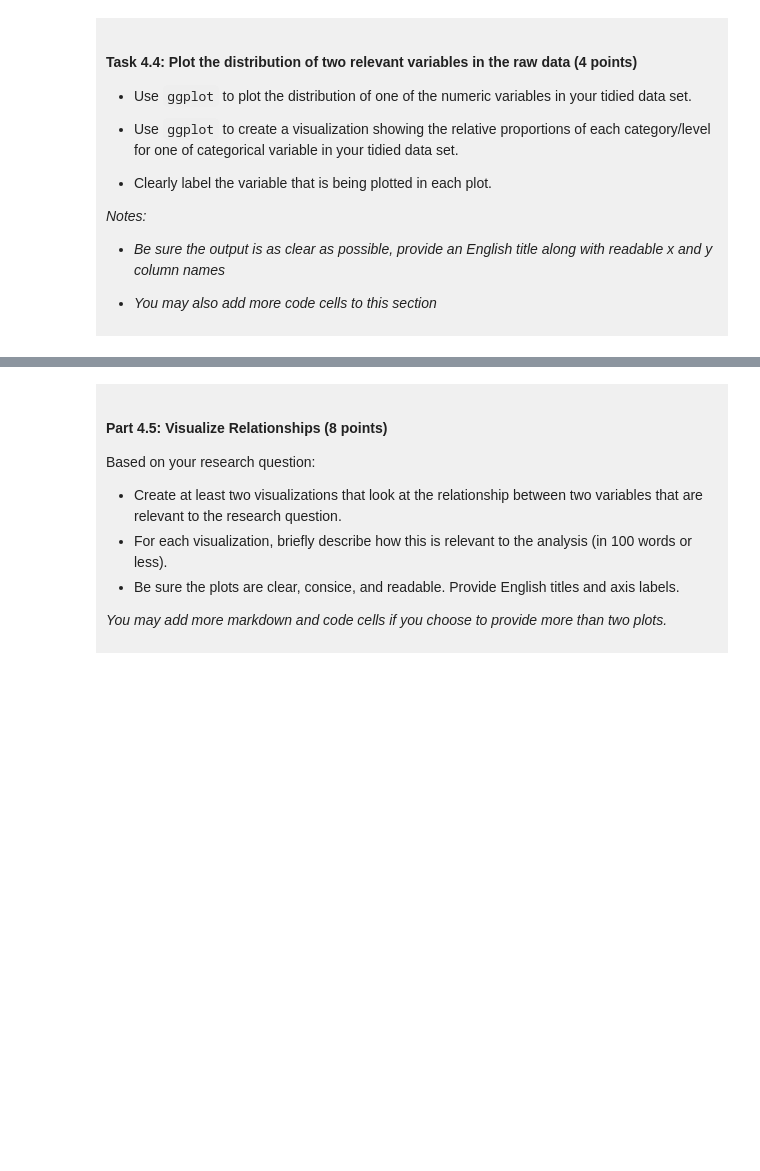
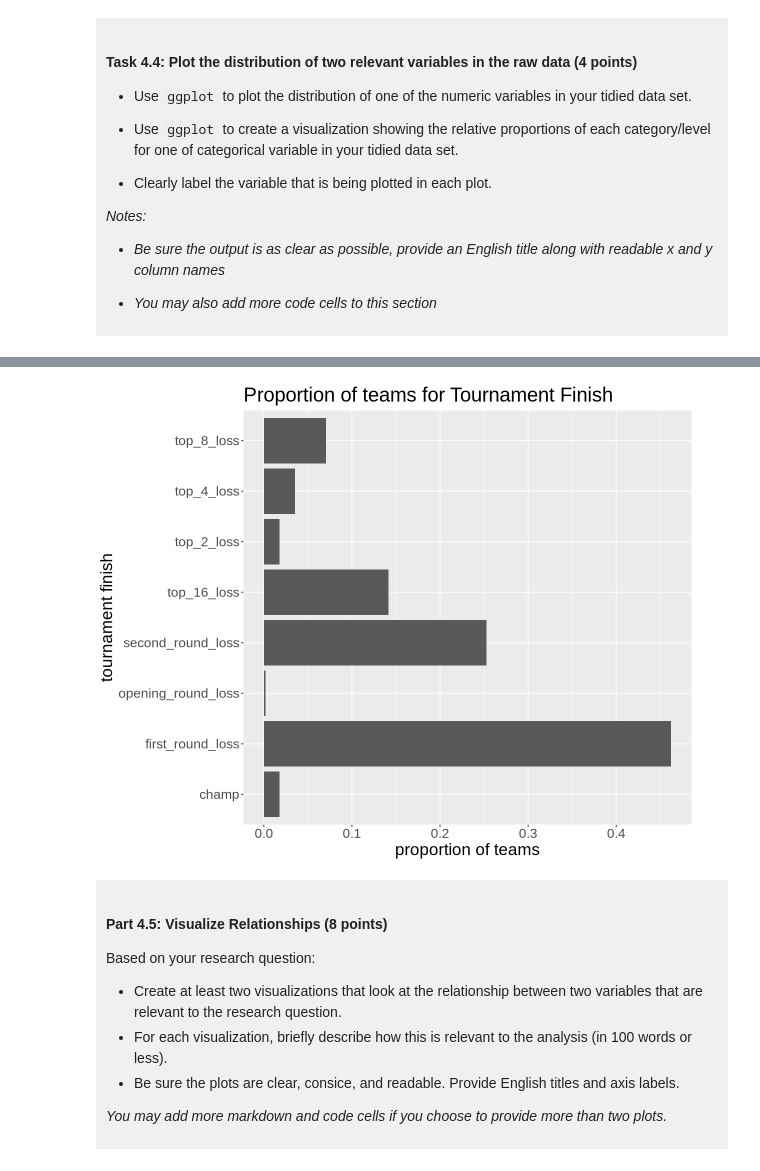
Before and after one commit to alannamain/dsci-100-project-alanna-main, a Jupyter notebook: dsci-100-project-notebook.ipynb, the cells around one changed output, grey strips where cells are left out. Cells and saved outputs as stored; diff of their text form; code cells hidden in the pictures; blank space fills up the shorter version.

```diff
--- a/dsci-100-project-notebook.ipynb
+++ b/dsci-100-project-notebook.ipynb
@@ -303,5 +341,17 @@ You will refine your research question (if needed) and produce a tidy data set.
 # %%
-### EDIT THIS CODE CELL FOR PLOT 2 ###
+options(repr.plot.width=10, repr.plot.height=8)
+tourney_proportion<-march_madness_tidy|>
+count(tourney_finish)|>
+mutate(proportion=n/sum(n))
+
+tourney_finish_plot<- tourney_proportion|>
+ggplot(aes(x=proportion, y=tourney_finish))+
+geom_bar(stat="identity")+
+labs(title="Proportion of teams for Tournament Finish", x="proportion of teams", y="tournament finish")+
+theme(text=element_text(size=20))
+tourney_finish_plot
+# %% [output]
+[figure, added]
 # %% [markdown]
 <div style="background-color: #f0f0f0; padding: 10px;">
 
```
Also changed, not shown: parts of 9 cells of this notebook.
